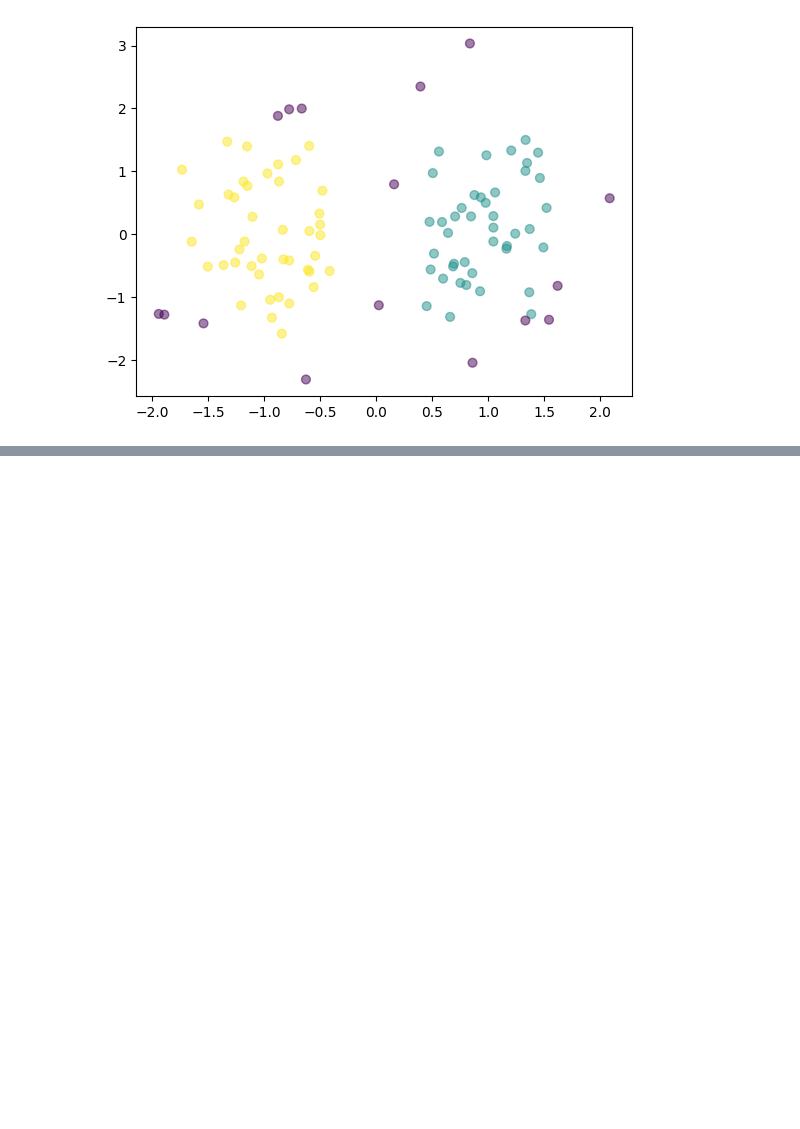
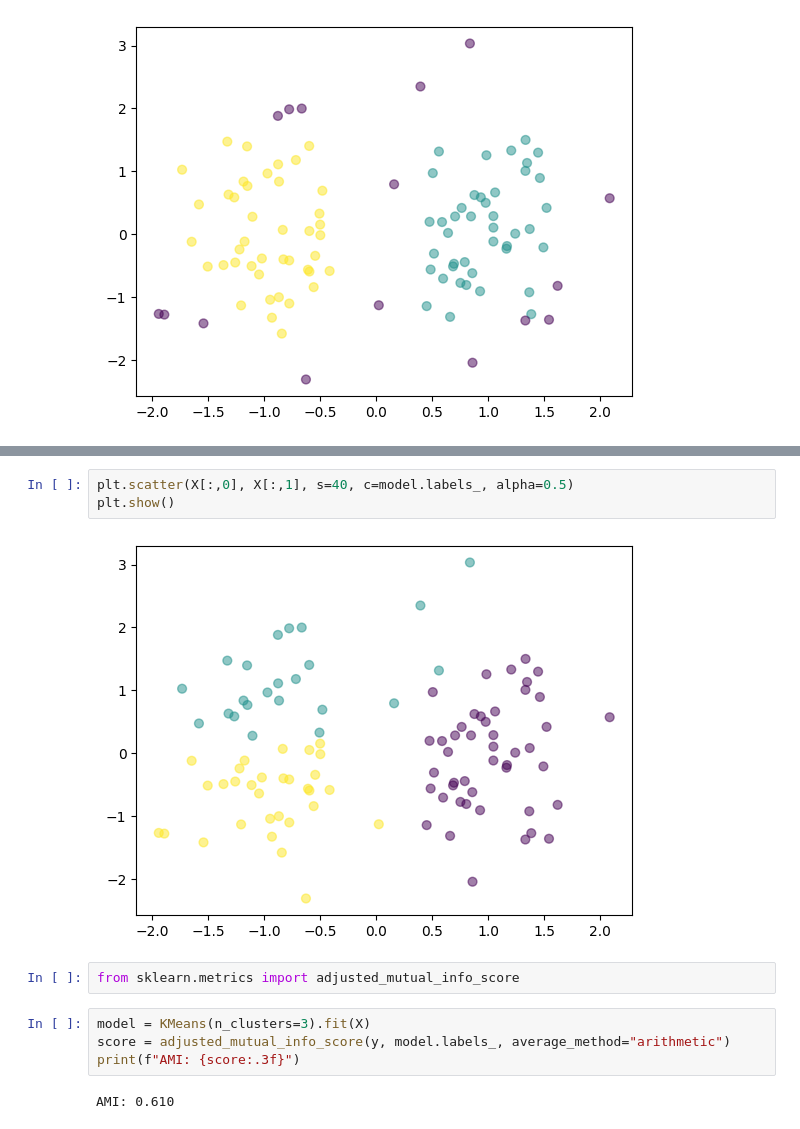
Before and after one commit to hik023/data_science_training, a Jupyter notebook: neural/clustering/7.5_dbscan.ipynb, the cells around one changed output, grey strips where cells are left out. Drawn from its saved outputs; the diff is of its cells as text; blank space fills up the shorter version.

```diff
--- a/neural/clustering/7.5_dbscan.ipynb
+++ b/neural/clustering/7.5_dbscan.ipynb
@@ -25,0 +48,13 @@ plt.show()
+# %%
+plt.scatter(X[:,0], X[:,1], s=40, c=model.labels_, alpha=0.5)
+plt.show()
+# %% [output]
+[figure, added]
+# %%
+from sklearn.metrics import adjusted_mutual_info_score
+# %%
+model = KMeans(n_clusters=3).fit(X)
+score = adjusted_mutual_info_score(y, model.labels_, average_method="arithmetic")
+print(f"AMI: {score:.3f}")
+# %% [output]
+AMI: 0.610
```
Also changed, not shown: parts of 5 cells of this notebook, 2 other files.
